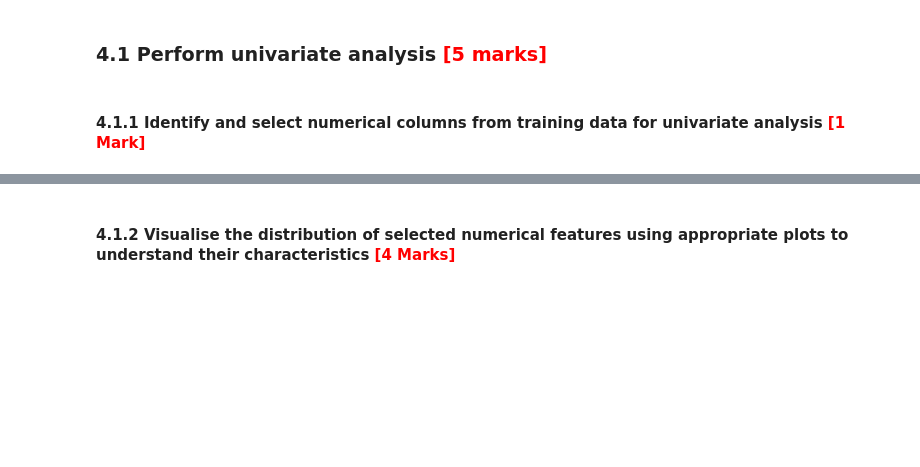
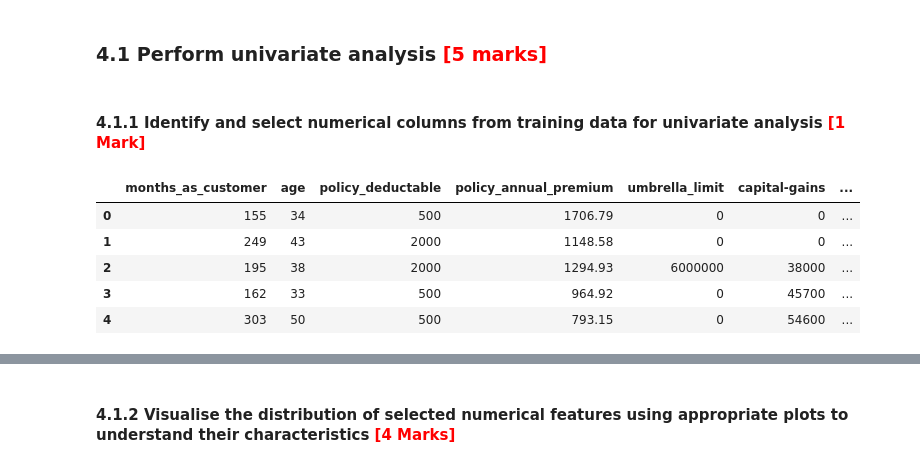
Before and after one commit to avanindra3/Fraudulent_Claim_Detection, a Jupyter notebook: Fraudulent_Claim_Detection.ipynb, the cells around one changed output, grey strips where cells are left out. Cells and saved outputs as stored; diff of their text form; code cells hidden in the pictures; blank space fills up the shorter version.

```diff
--- a/Fraudulent_Claim_Detection.ipynb
+++ b/Fraudulent_Claim_Detection.ipynb
@@ -386,0 +532,9 @@ from sklearn.model_selection import train_test_split
+# %%
+X_train_numericals.head()
+# %% [output]
+|  | months_as_customer | age | policy_deductable | policy_annual_premium | umbrella_limit | capital-gains | ... |
+| 0 | 155 | 34 | 500 | 1706.79 | 0 | 0 | ... |
+| 1 | 249 | 43 | 2000 | 1148.58 | 0 | 0 | ... |
+| 2 | 195 | 38 | 2000 | 1294.93 | 6000000 | 38000 | ... |
+| 3 | 162 | 33 | 500 | 964.92 | 0 | 45700 | ... |
+| 4 | 303 | 50 | 500 | 793.15 | 0 | 54600 | ... |
```
Also changed, not shown: parts of 25 cells of this notebook.
